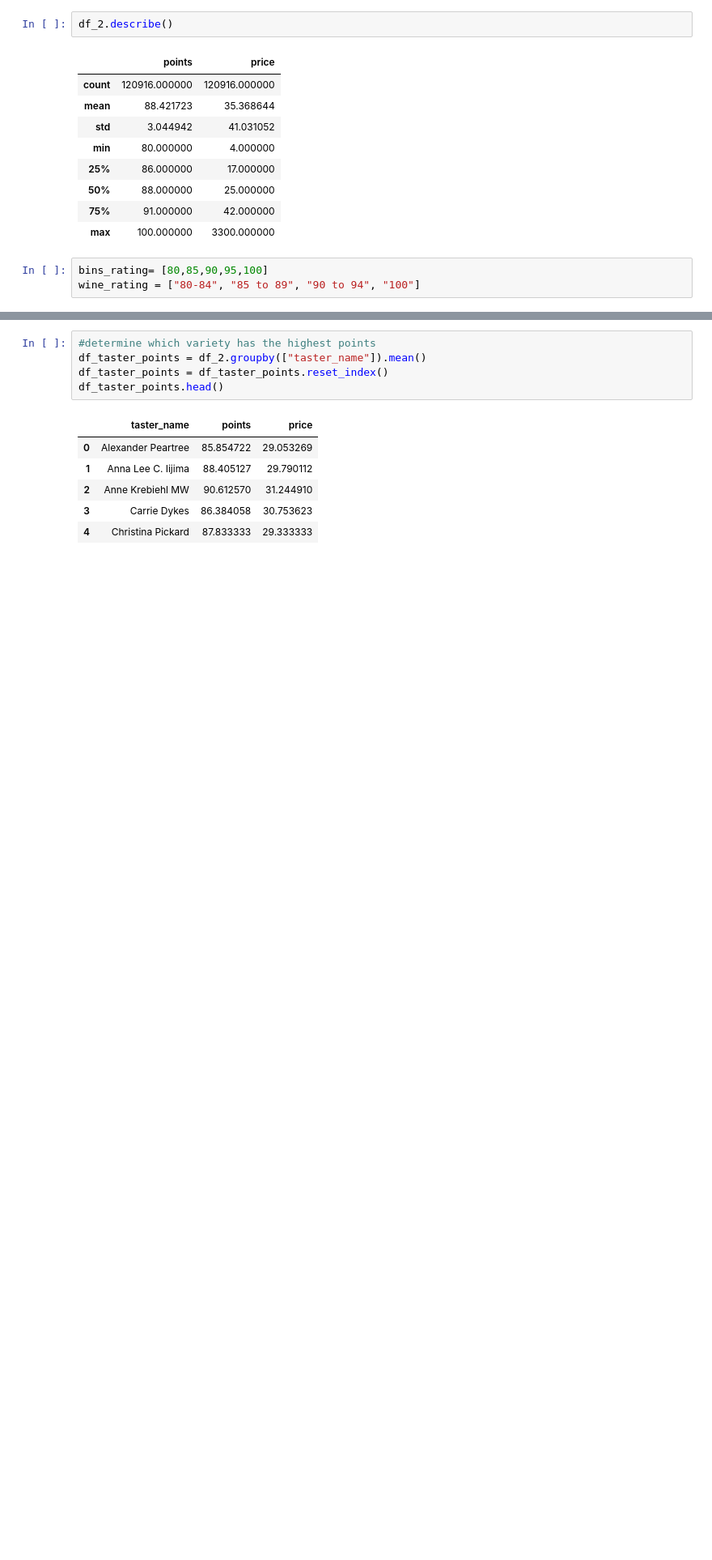
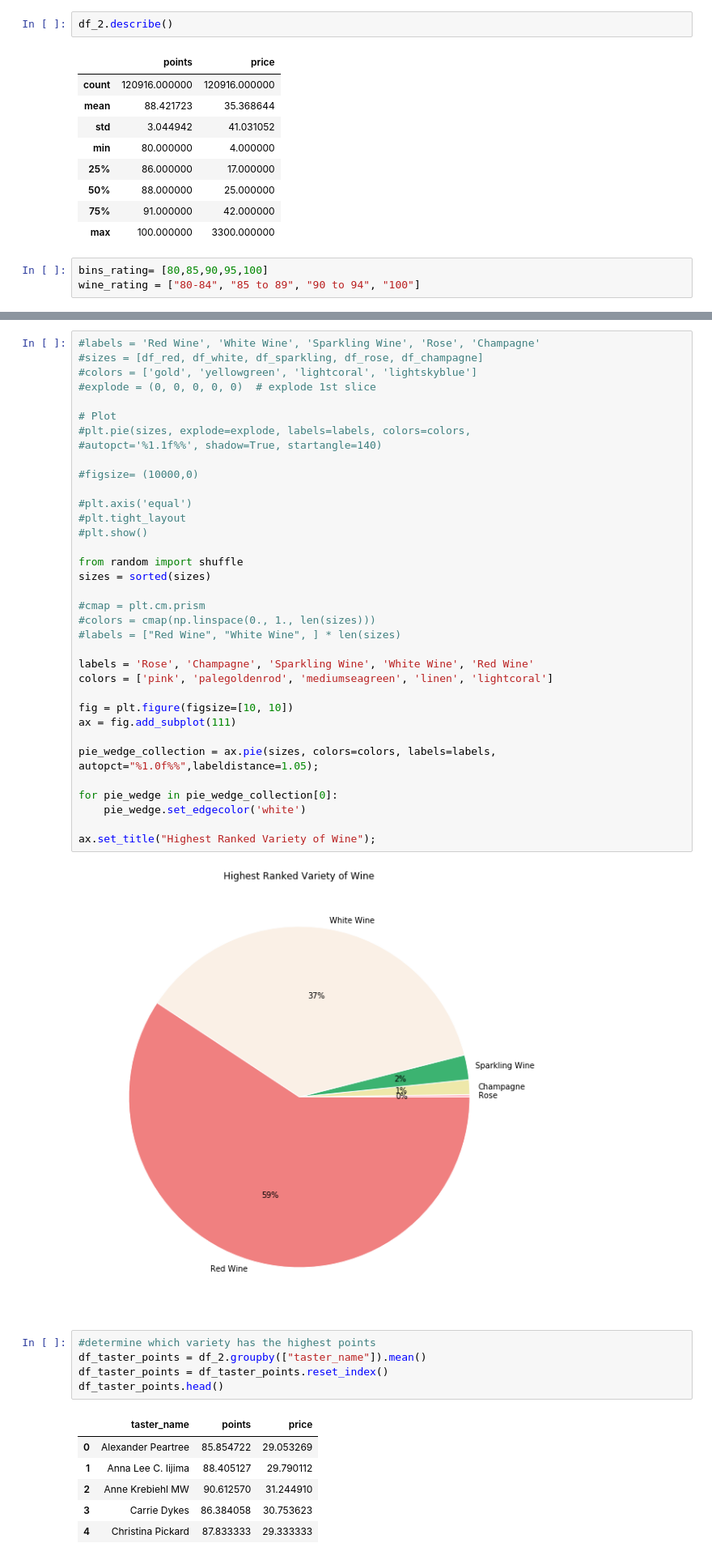
Before and after one commit to renatonico/Pygeons, a Jupyter notebook: notebooks/matt.ipynb, the cells around one changed output, grey strips where cells are left out. Shown at 81% size. Drawn from its saved outputs; the diff is of its cells as text; blank space fills up the shorter version.

Commit message:
Pie Chart, Bar Graphs

```diff
--- a/notebooks/matt.ipynb
+++ b/notebooks/matt.ipynb
@@ -63,3 +90,40 @@ See the caveats in the documentation: http://pandas.pydata.org/pandas-docs/stabl
+# %%
+#labels = 'Red Wine', 'White Wine', 'Sparkling Wine', 'Rose', 'Champagne'
+#sizes = [df_red, df_white, df_sparkling, df_rose, df_champagne]
+#colors = ['gold', 'yellowgreen', 'lightcoral', 'lightskyblue']
+#explode = (0, 0, 0, 0, 0)  # explode 1st slice
+
+# Plot
+#plt.pie(sizes, explode=explode, labels=labels, colors=colors,
+#autopct='%1.1f%%', shadow=True, startangle=140)
+
+#figsize= (10000,0)
+
+#plt.axis('equal')
+#plt.tight_layout
+#plt.show()
+
+from random import shuffle
+sizes = sorted(sizes)
+
+#cmap = plt.cm.prism
+#colors = cmap(np.linspace(0., 1., len(sizes)))
+#labels = ["Red Wine", "White Wine", ] * len(sizes)
+
+labels = 'Rose', 'Champagne', 'Sparkling Wine', 'White Wine', 'Red Wine'
+colors = ['pink', 'palegoldenrod', 'mediumseagreen', 'linen', 'lightcoral']
+
+fig = plt.figure(figsize=[10, 10])
+ax = fig.add_subplot(111)
+
+pie_wedge_collection = ax.pie(sizes, colors=colors, labels=labels, autopct="%1.0f%%",labeldistance=1.05);
+
+for pie_wedge in pie_wedge_collection[0]:
+    pie_wedge.set_edgecolor('white')
+
+ax.set_title("Highest Ranked Variety of Wine");
+# %% [output]
+[figure, added]
 # %%
 #determine which variety has the highest points
 df_taster_points = df_2.groupby(["taster_name"]).mean()
```
Also changed, not shown: parts of 4 cells of this notebook.
